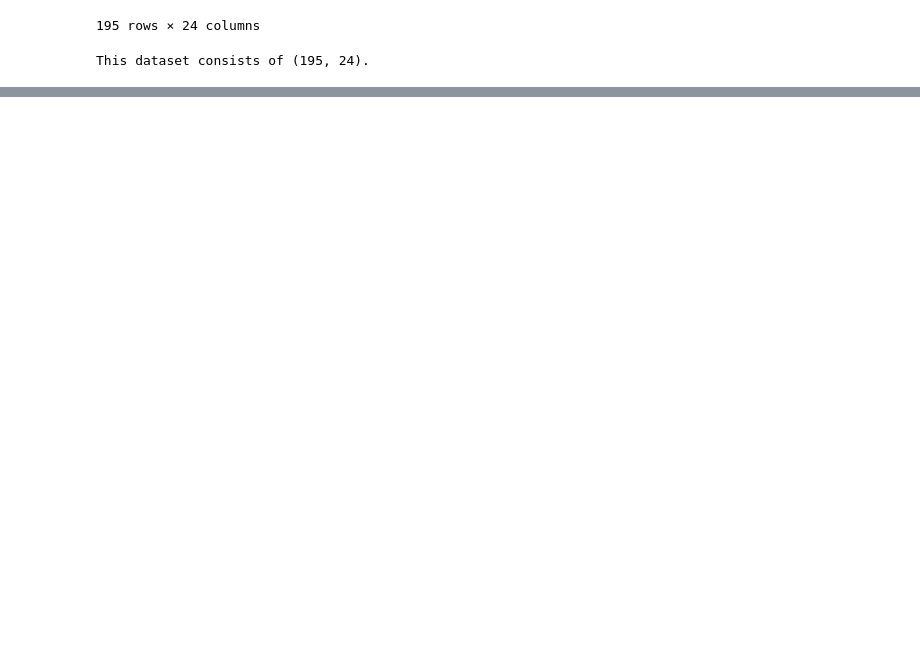
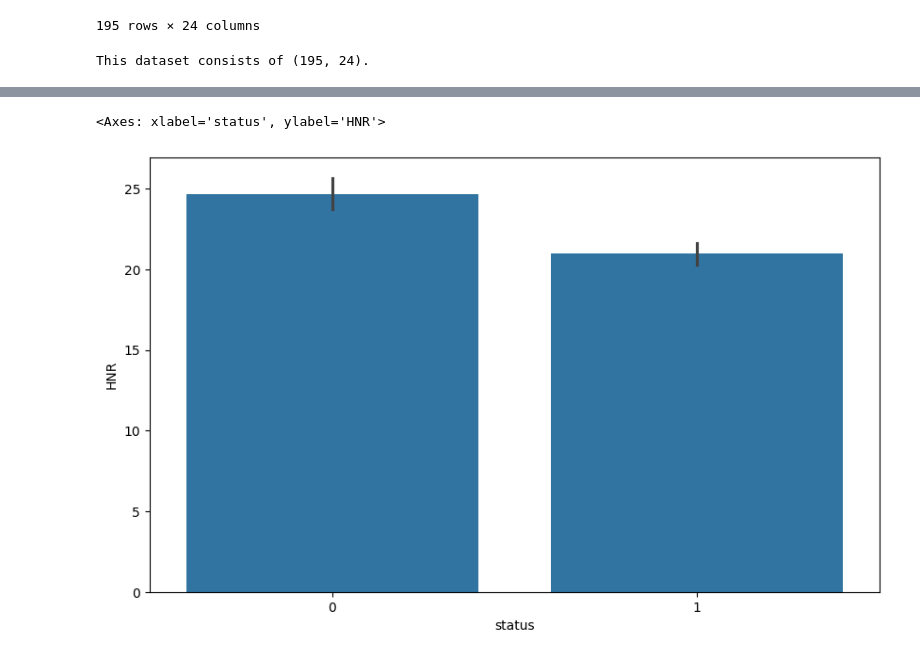
Before and after one commit to cafelinked/Predict-Parkinson-Disease-ML, a Jupyter notebook: parkinson.ipynb, the cells around one changed output, grey strips where cells are left out. Saved outputs shown, nothing was run; the diff lists cells and outputs as text; code cells hidden in the pictures; blank space fills up the shorter version.

```diff
--- a/parkinson.ipynb
+++ b/parkinson.ipynb
@@ -53,0 +149,6 @@ This dataset consists of (195, 24).
+# %%
+plt.figure(figsize=(10, 6))
+sns.barplot(x = 'status', y = 'HNR', data = df)
+# %% [output]
+<Axes: xlabel='status', ylabel='HNR'>
+[figure, added]
```
Also changed, not shown: parts of 45 cells of this notebook.
